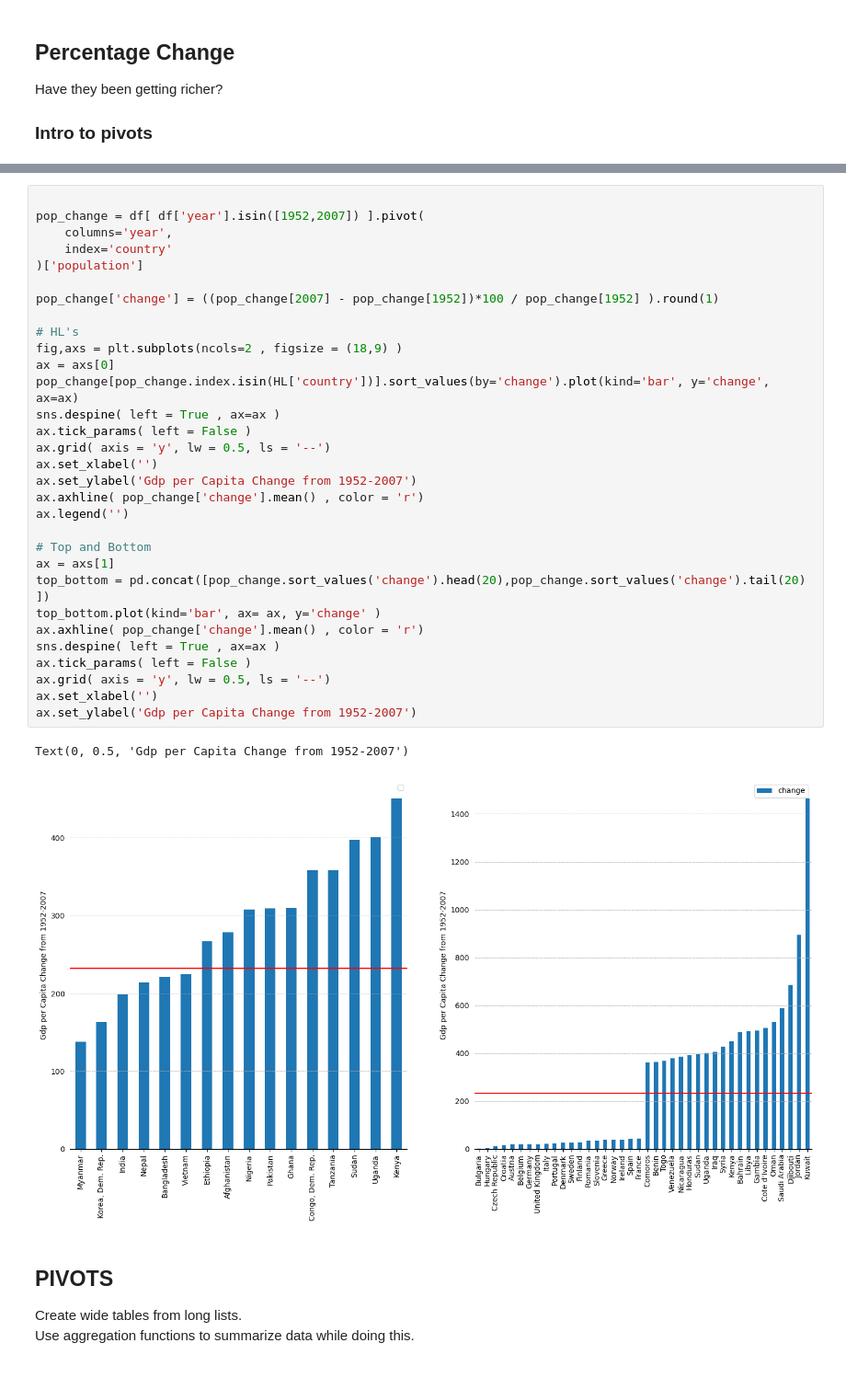
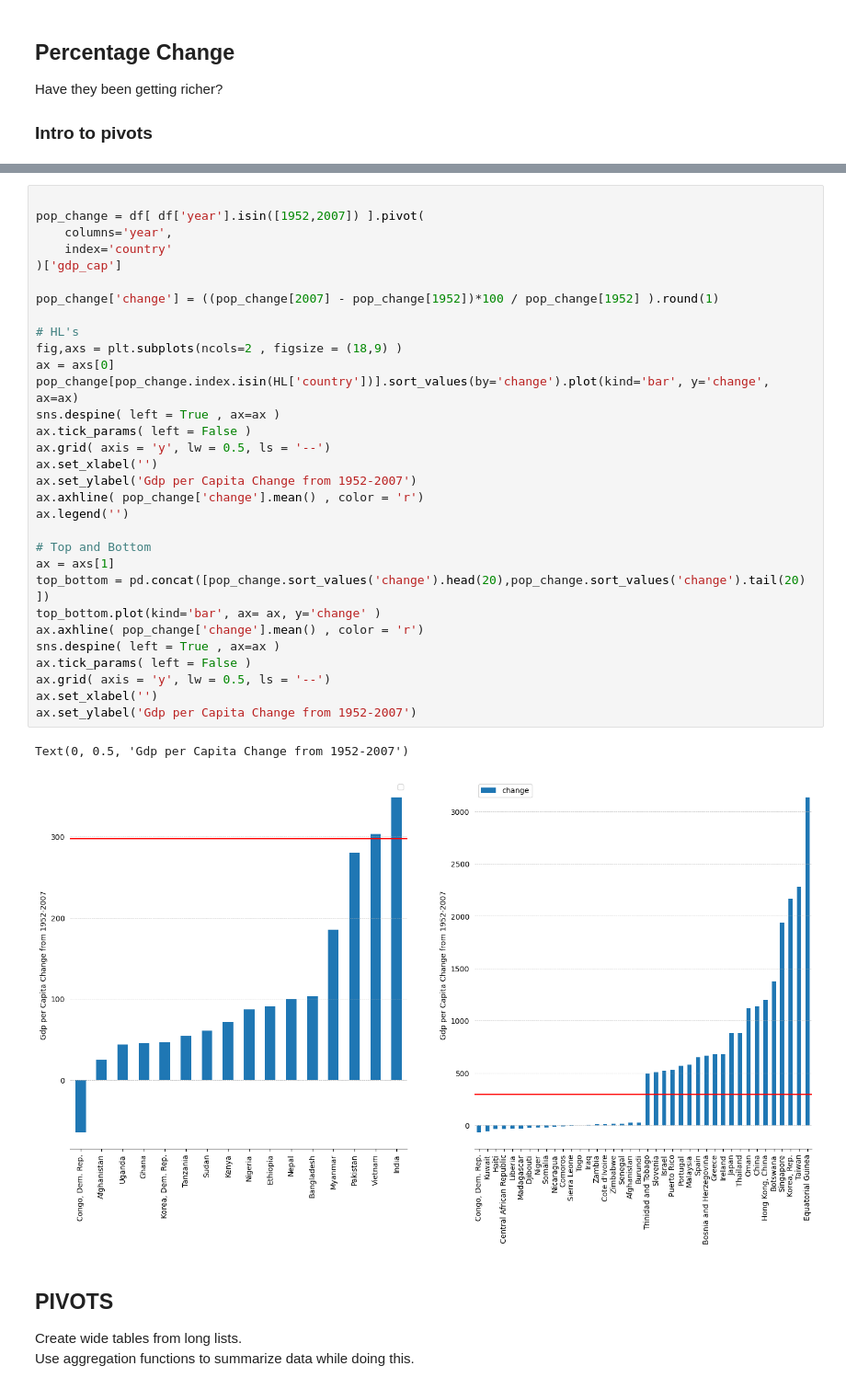
Before and after one commit to cankadir/INFO_696, a Jupyter notebook: data-exploration/EDA_Tools.ipynb, the cells around one changed output, grey strips where cells are left out. Shown at 92% size. Drawn from its saved outputs; the diff is of its cells as text.

```diff
--- a/data-exploration/EDA_Tools.ipynb
+++ b/data-exploration/EDA_Tools.ipynb
@@ -213,35 +222,35 @@ Have they been getting richer?
 pop_change = df[ df['year'].isin([1952,2007]) ].pivot(
     columns='year',
     index='country'
-)['population']
+)['gdp_cap']
 
 pop_change['change'] = ((pop_change[2007] - pop_change[1952])*100 / pop_change[1952] ).round(1)
 
 # HL's
 fig,axs = plt.subplots(ncols=2 , figsize = (18,9) )
 ax = axs[0]
 pop_change[pop_change.index.isin(HL['country'])].sort_values(by='change').plot(kind='bar', y='change', ax=ax)
 sns.despine( left = True , ax=ax )
 ax.tick_params( left = False )
 ax.grid( axis = 'y', lw = 0.5, ls = '--')
 ax.set_xlabel('')
 ax.set_ylabel('Gdp per Capita Change from 1952-2007')
 ax.axhline( pop_change['change'].mean() , color = 'r')
 ax.legend('')
 
 # Top and Bottom
 ax = axs[1]
 top_bottom = pd.concat([pop_change.sort_values('change').head(20),pop_change.sort_values('change').tail(20) ])
 top_bottom.plot(kind='bar', ax= ax, y='change' )
 ax.axhline( pop_change['change'].mean() , color = 'r')
 sns.despine( left = True , ax=ax )
 ax.tick_params( left = False )
 ax.grid( axis = 'y', lw = 0.5, ls = '--')
 ax.set_xlabel('')
 ax.set_ylabel('Gdp per Capita Change from 1952-2007')
 # %% [output]
 Text(0, 0.5, 'Gdp per Capita Change from 1952-2007')
-[figure, old version]
+[figure, new version]
 # %% [markdown]
 ## PIVOTS
 Create wide tables from long lists.
```
Also changed, not shown: parts of 11 cells of this notebook.
